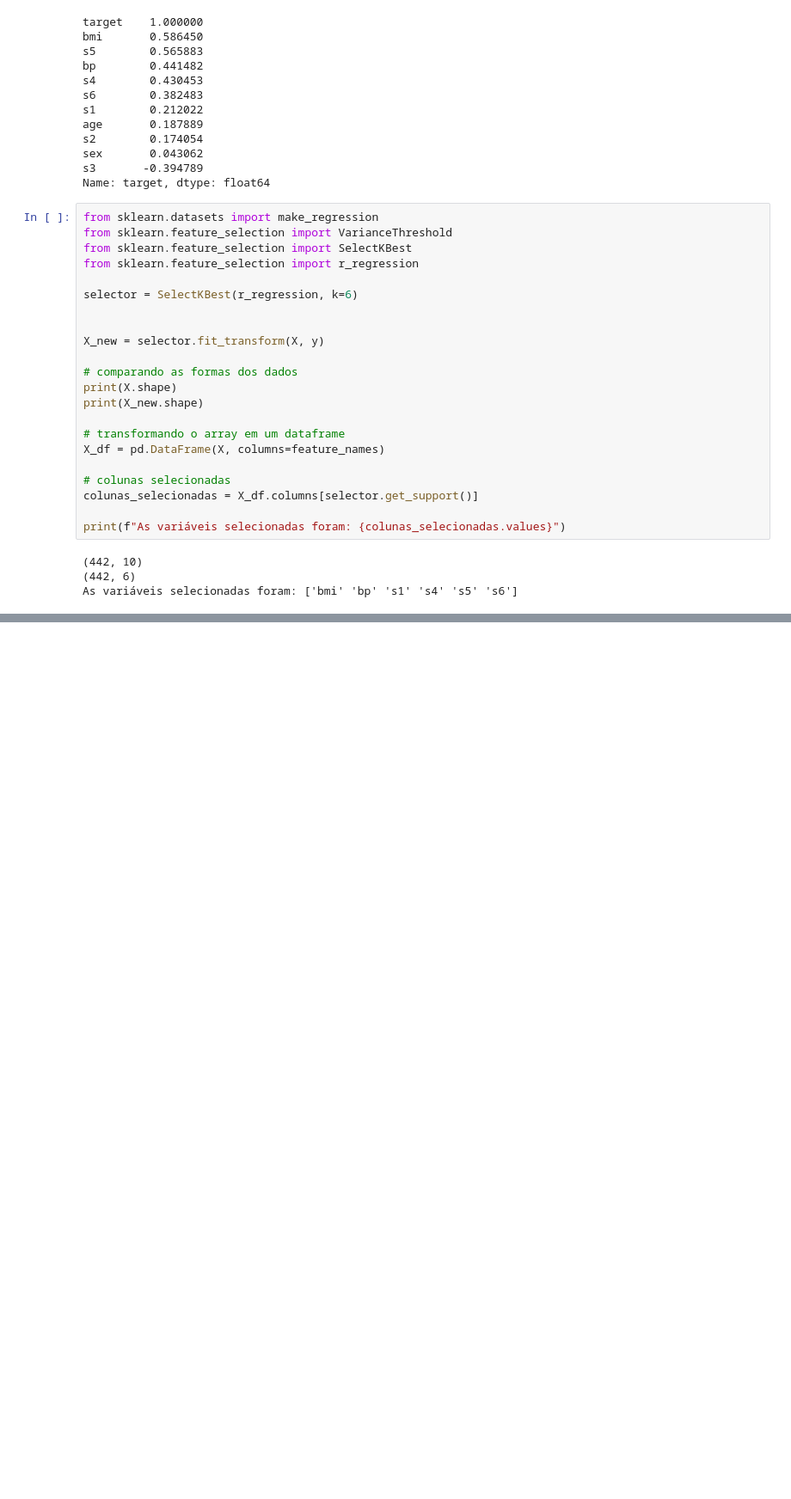
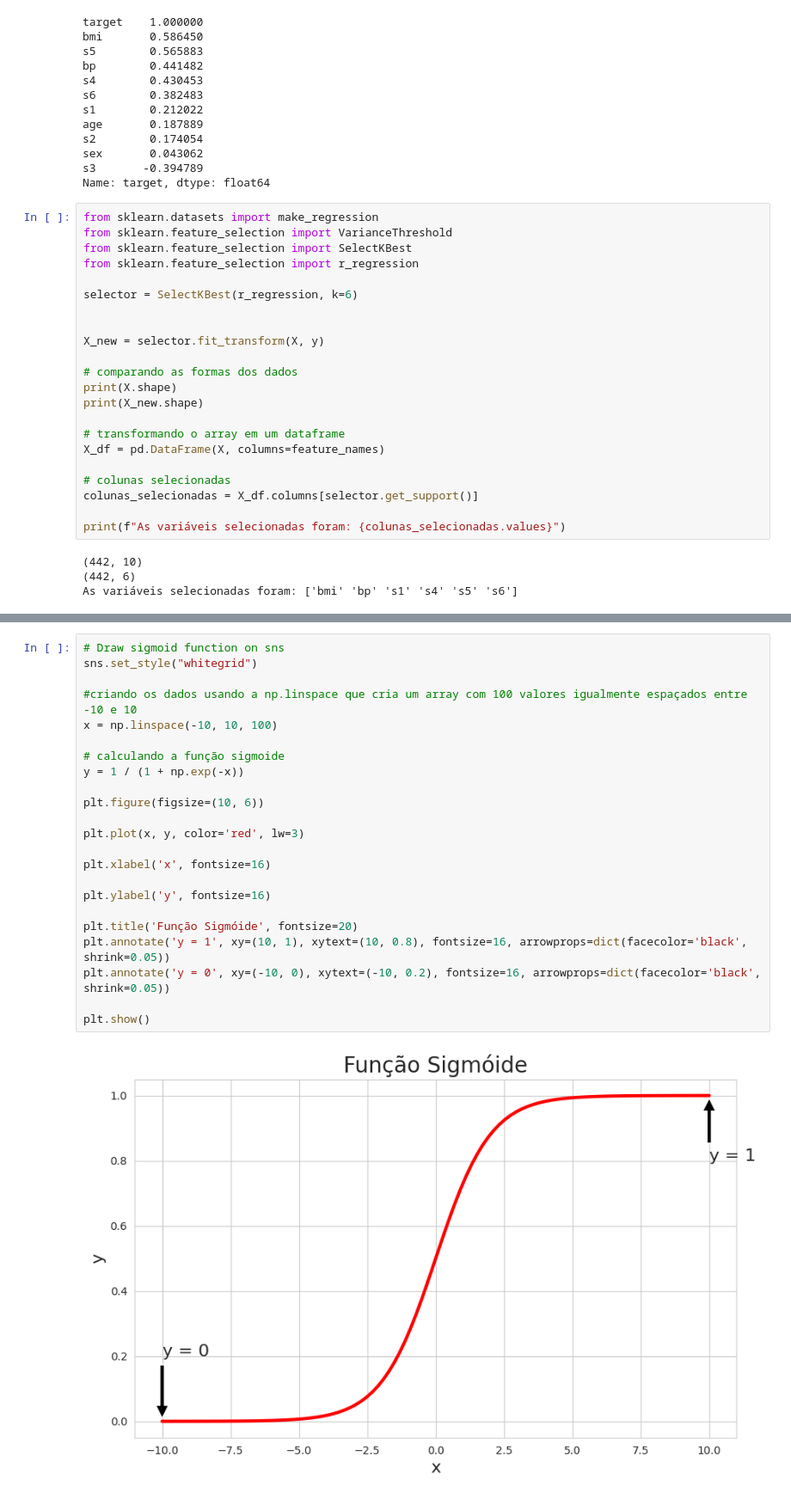
Before and after one commit to ITalents/CD-Introducao-a-Ciencia-de-dados, a Jupyter notebook: EDA/03_Selecao_de_Variaveis.ipynb, the cells around one changed output, grey strips where cells are left out. Shown at 86% size. Drawn from its saved outputs; the diff is of its cells as text; blank space fills up the shorter version.

```diff
--- a/EDA/03_Selecao_de_Variaveis.ipynb
+++ b/EDA/03_Selecao_de_Variaveis.ipynb
@@ -297,0 +318,25 @@ As variáveis selecionadas foram: ['bmi' 'bp' 's1' 's4' 's5' 's6']
+# %%
+# Draw sigmoid function on sns
+sns.set_style("whitegrid")
+
+#criando os dados usando a np.linspace que cria um array com 100 valores igualmente espaçados entre -10 e 10
+x = np.linspace(-10, 10, 100)
+
+# calculando a função sigmoide
+y = 1 / (1 + np.exp(-x))
+
+plt.figure(figsize=(10, 6))
+
+plt.plot(x, y, color='red', lw=3)
+
+plt.xlabel('x', fontsize=16)
+
+plt.ylabel('y', fontsize=16)
+
+plt.title('Função Sigmóide', fontsize=20)
+plt.annotate('y = 1', xy=(10, 1), xytext=(10, 0.8), fontsize=16, arrowprops=dict(facecolor='black', shrink=0.05))
+plt.annotate('y = 0', xy=(-10, 0), xytext=(-10, 0.2), fontsize=16, arrowprops=dict(facecolor='black', shrink=0.05))
+
+plt.show()
+# %% [output]
+[figure, added]
```
Also changed, not shown: parts of 7 cells of this notebook.
